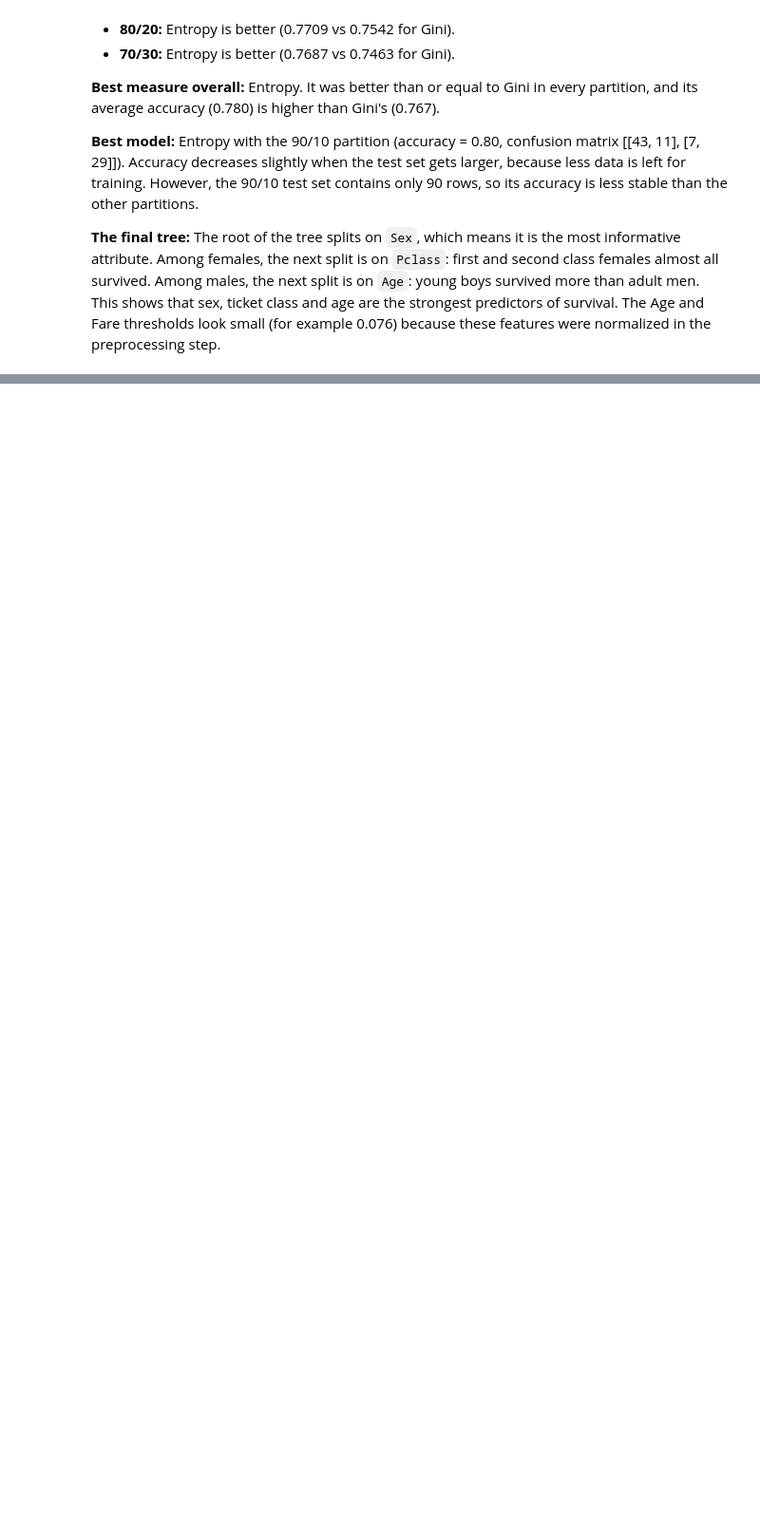
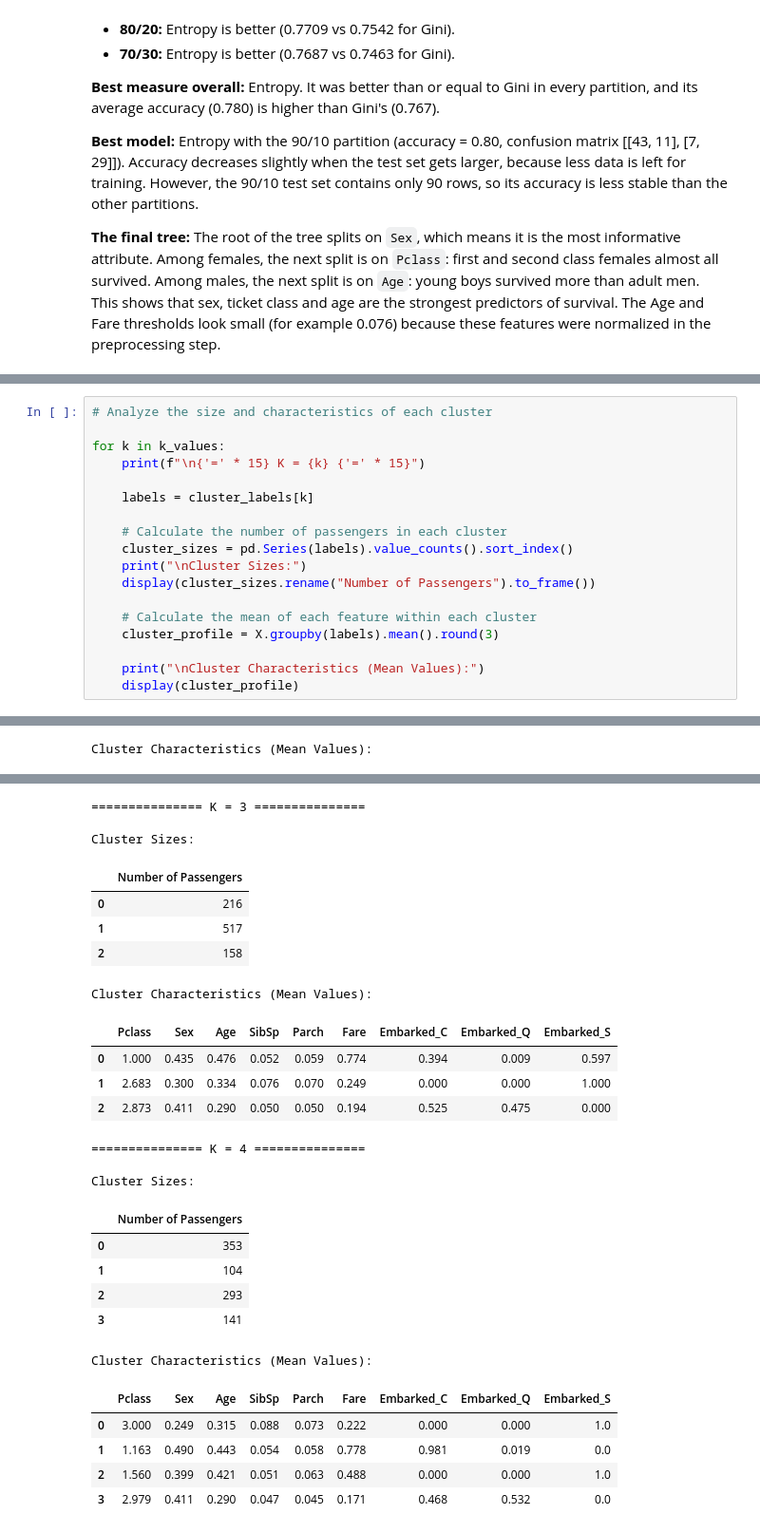
Before and after one commit to Razan445/IT326-Project, a Jupyter notebook: Phase3.ipynb, the cells around one changed output, grey strips where cells are left out. Shown at 95% size. Saved outputs shown, nothing was run; the diff lists cells and outputs as text; blank space fills up the shorter version.

```diff
--- a/Phase3.ipynb
+++ b/Phase3.ipynb
@@ -723,0 +854,19 @@ Best model: entropy | 90/10 | Accuracy = 0.8
+# %%
+# Analyze the size and characteristics of each cluster
+
+for k in k_values:
+    print(f"\n{'=' * 15} K = {k} {'=' * 15}")
+
+    labels = cluster_labels[k]
+
+    # Calculate the number of passengers in each cluster
+    cluster_sizes = pd.Series(labels).value_counts().sort_index()
+    print("\nCluster Sizes:")
+    display(cluster_sizes.rename("Number of Passengers").to_frame())
+
+    # Calculate the mean of each feature within each cluster
+    cluster_profile = X.groupby(labels).mean().round(3)
+
+    print("\nCluster Characteristics (Mean Values):")
+    display(cluster_profile)
+# %% [output]
@@ -723,0 +879 @@ Best model: entropy | 90/10 | Accuracy = 0.8
+Cluster Characteristics (Mean Values):
@@ -723,0 +883,26 @@ Best model: entropy | 90/10 | Accuracy = 0.8
+=============== K = 3 ===============
+
+Cluster Sizes:
+|  | Number of Passengers |
+| 0 | 216 |
+| 1 | 517 |
+| 2 | 158 |
+Cluster Characteristics (Mean Values):
+|  | Pclass | Sex | Age | SibSp | Parch | Fare | Embarked_C | Embarked_Q | Embarked_S |
+| 0 | 1.000 | 0.435 | 0.476 | 0.052 | 0.059 | 0.774 | 0.394 | 0.009 | 0.597 |
+| 1 | 2.683 | 0.300 | 0.334 | 0.076 | 0.070 | 0.249 | 0.000 | 0.000 | 1.000 |
+| 2 | 2.873 | 0.411 | 0.290 | 0.050 | 0.050 | 0.194 | 0.525 | 0.475 | 0.000 |
+=============== K = 4 ===============
+
+Cluster Sizes:
+|  | Number of Passengers |
+| 0 | 353 |
+| 1 | 104 |
+| 2 | 293 |
+| 3 | 141 |
+Cluster Characteristics (Mean Values):
+|  | Pclass | Sex | Age | SibSp | Parch | Fare | Embarked_C | Embarked_Q | Embarked_S |
+| 0 | 3.000 | 0.249 | 0.315 | 0.088 | 0.073 | 0.222 | 0.000 | 0.000 | 1.0 |
+| 1 | 1.163 | 0.490 | 0.443 | 0.054 | 0.058 | 0.778 | 0.981 | 0.019 | 0.0 |
+| 2 | 1.560 | 0.399 | 0.421 | 0.051 | 0.063 | 0.488 | 0.000 | 0.000 | 1.0 |
+| 3 | 2.979 | 0.411 | 0.290 | 0.047 | 0.045 | 0.171 | 0.468 | 0.532 | 0.0 |
```
Also changed, not shown: parts of 12 cells of this notebook.
